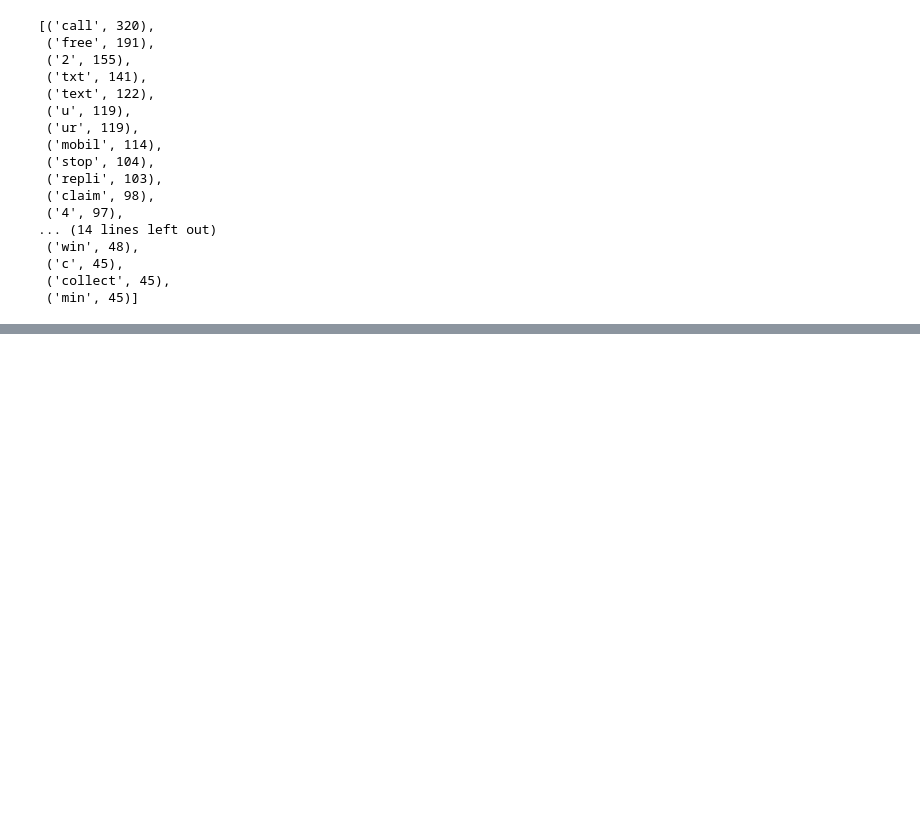
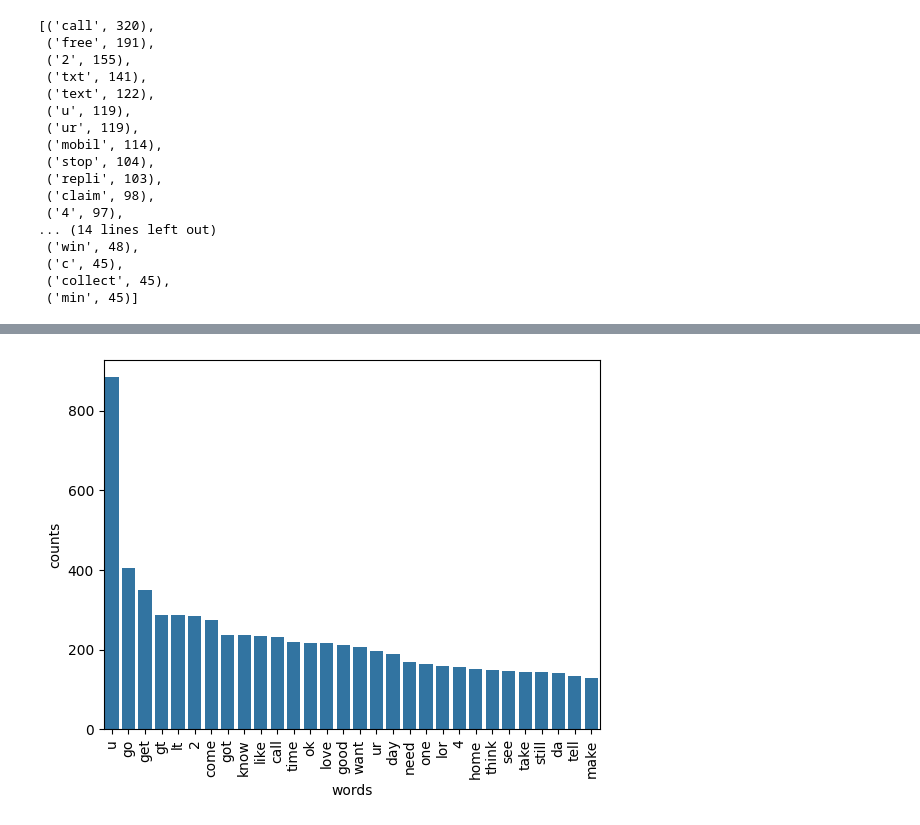
Before and after one commit to Ashish570raj/SMS-or-Email-Spam-Classifier, a Jupyter notebook: classifirer.ipynb, the cells around one changed output, grey strips where cells are left out. Drawn from its saved outputs; the diff is of its cells as text; code cells hidden in the pictures; blank space fills up the shorter version.

```diff
--- a/classifirer.ipynb
+++ b/classifirer.ipynb
@@ -515,0 +564,5 @@ sns.barplot( data=df)
+# %%
+ham_corpus=[]
+for msg in df[df['Target']==0]['transformed_text'].to_list():
+    for words in msg.split():
+        ham_corpus.append(words)
@@ -515,0 +573,4 @@ sns.barplot( data=df)
+# %%
+from collections import Counter
+top_words_ham=Counter(ham_corpus).most_common(30)
+top_words_ham
@@ -515,0 +595,9 @@ sns.barplot( data=df)
+# %%
+dfff=pd.DataFrame(top_words_ham,columns=['words','counts'])
+dfff
+# %%
+sns.barplot(x='words', y='counts', data=dfff)
+plt.xticks(rotation='vertical')
+plt.show()
+# %% [output]
+[figure, added]
```
Also changed, not shown: parts of 9 cells of this notebook.
